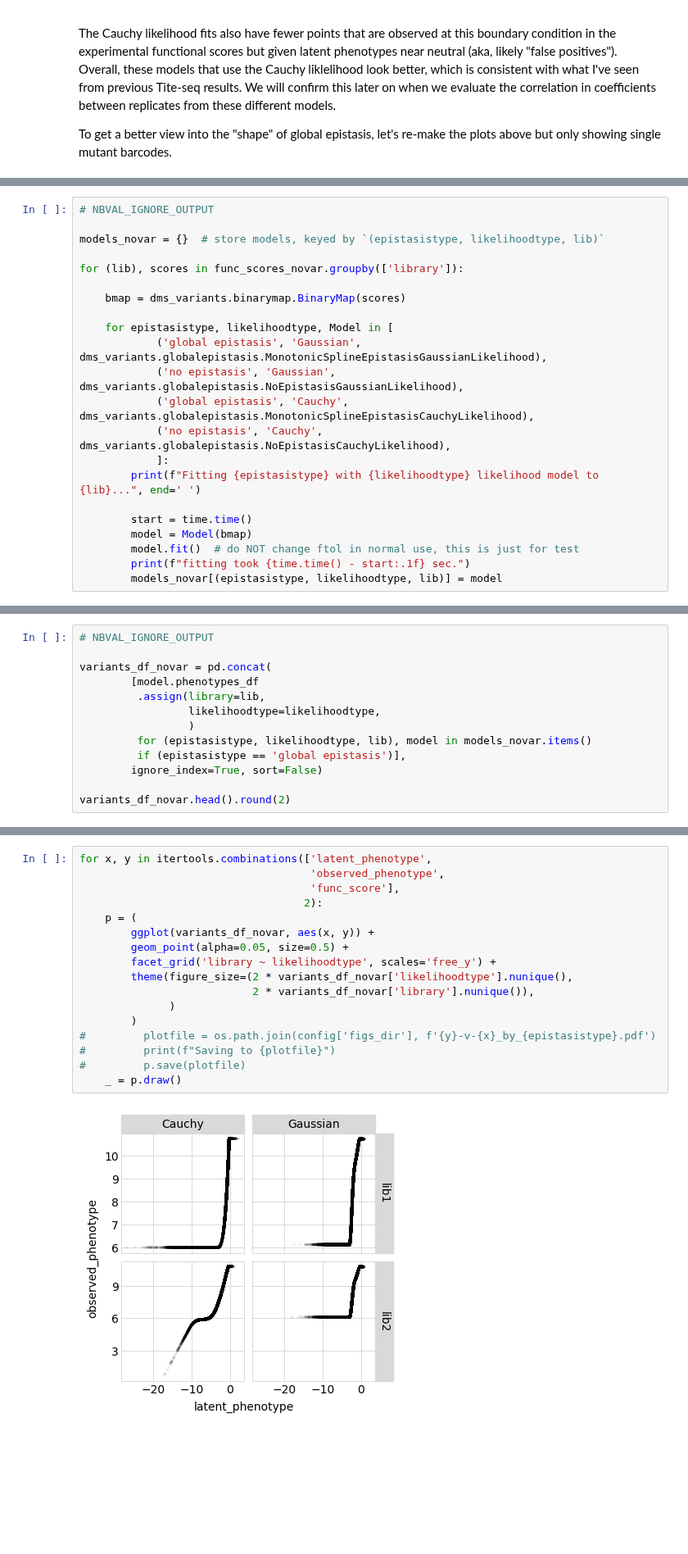
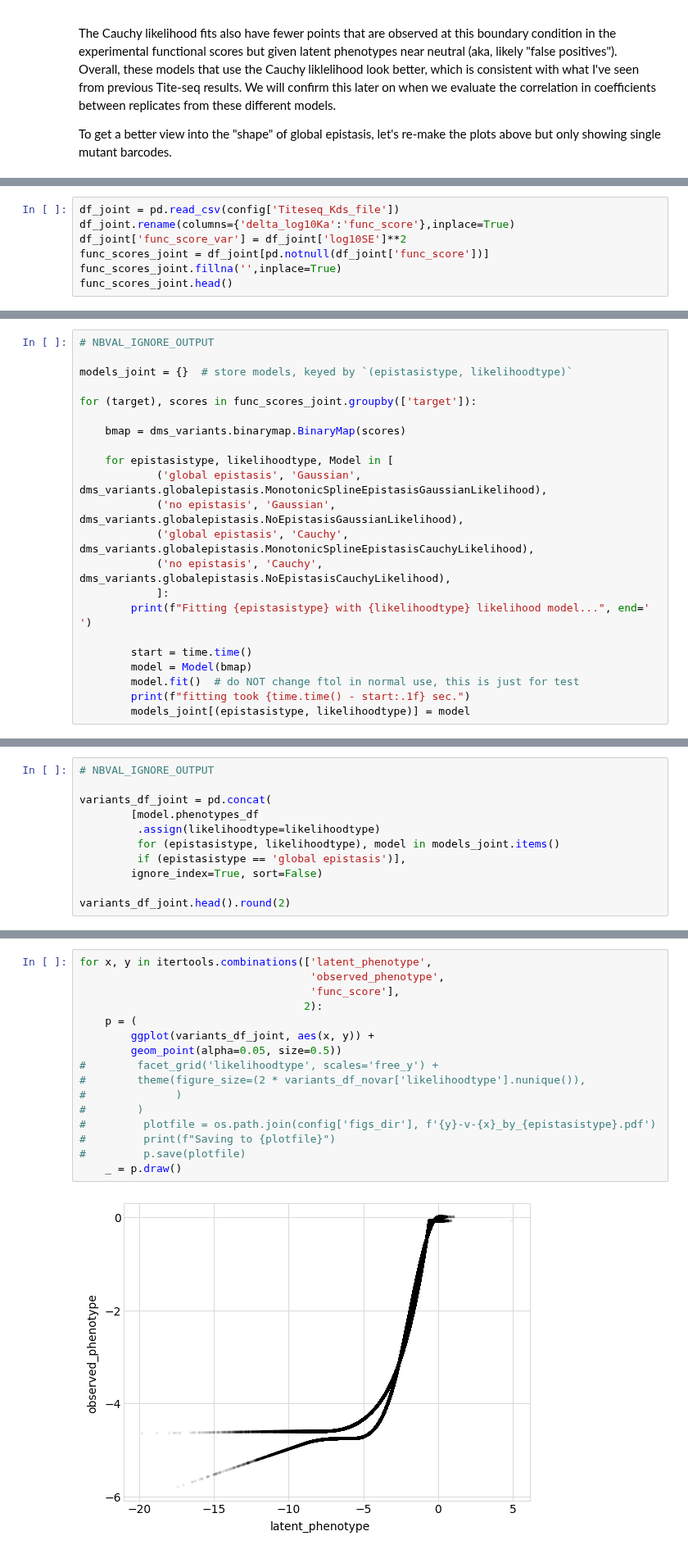
Before and after one commit to jbloomlab/SARS-CoV-2-RBD_DMS, a Jupyter notebook: global_epistasis_binding.ipynb, the cells around one changed output, grey strips where cells are left out. Shown at 82% size. Drawn from its saved outputs; the diff is of its cells as text; blank space fills up the shorter version.

```diff
--- a/global_epistasis_binding.ipynb
+++ b/global_epistasis_binding.ipynb
@@ -292,0 +389,7 @@ func_scores_novar.head()
+# %%
+df_joint = pd.read_csv(config['Titeseq_Kds_file'])
+df_joint.rename(columns={'delta_log10Ka':'func_score'},inplace=True)
+df_joint['func_score_var'] = df_joint['log10SE']**2
+func_scores_joint = df_joint[pd.notnull(df_joint['func_score'])]
+func_scores_joint.fillna('',inplace=True)
+func_scores_joint.head()
@@ -293,9 +403,9 @@ func_scores_novar.head()
 # %%
 # NBVAL_IGNORE_OUTPUT
 
-models_novar = {}  # store models, keyed by `(epistasistype, likelihoodtype, lib)`
+models_joint = {}  # store models, keyed by `(epistasistype, likelihoodtype)`
 
-for (lib), scores in func_scores_novar.groupby(['library']):
+for (target), scores in func_scores_joint.groupby(['target']):
 
     bmap = dms_variants.binarymap.BinaryMap(scores)
 
@@ -305,11 +415,11 @@ for (lib), scores in func_scores_novar.groupby(['library']):
             ('global epistasis', 'Cauchy', dms_variants.globalepistasis.MonotonicSplineEpistasisCauchyLikelihood),
             ('no epistasis', 'Cauchy', dms_variants.globalepistasis.NoEpistasisCauchyLikelihood),
             ]:
-        print(f"Fitting {epistasistype} with {likelihoodtype} likelihood model to {lib}...", end=' ')
+        print(f"Fitting {epistasistype} with {likelihoodtype} likelihood model...", end=' ')
 
         start = time.time()
         model = Model(bmap)
         model.fit()  # do NOT change ftol in normal use, this is just for test
         print(f"fitting took {time.time() - start:.1f} sec.")
-        models_novar[(epistasistype, likelihoodtype, lib)] = model
+        models_joint[(epistasistype, likelihoodtype)] = model
 # %% [output]
@@ -324,14 +430,12 @@ Fitting no epistasis with Cauchy likelihood model to lib2... fitting took 9.7 se
 # %%
 # NBVAL_IGNORE_OUTPUT
 
-variants_df_novar = pd.concat(
+variants_df_joint = pd.concat(
         [model.phenotypes_df
-         .assign(library=lib,
-                 likelihoodtype=likelihoodtype,
-                 )
-         for (epistasistype, likelihoodtype, lib), model in models_novar.items()
+         .assign(likelihoodtype=likelihoodtype)
+         for (epistasistype, likelihoodtype), model in models_joint.items()
          if (epistasistype == 'global epistasis')],
         ignore_index=True, sort=False)
 
-variants_df_novar.head().round(2)
+variants_df_joint.head().round(2)
 # %% [output]
@@ -344,19 +448,18 @@ variants_df_novar.head().round(2)
 # %%
 for x, y in itertools.combinations(['latent_phenotype',
                                     'observed_phenotype',
                                     'func_score'],
                                    2):
     p = (
-        ggplot(variants_df_novar, aes(x, y)) +
-        geom_point(alpha=0.05, size=0.5) +
-        facet_grid('library ~ likelihoodtype', scales='free_y') +
-        theme(figure_size=(2 * variants_df_novar['likelihoodtype'].nunique(),
-                           2 * variants_df_novar['library'].nunique()),
-              )
-        )
+        ggplot(variants_df_joint, aes(x, y)) +
+        geom_point(alpha=0.05, size=0.5))
+#        facet_grid('likelihoodtype', scales='free_y') +
+#        theme(figure_size=(2 * variants_df_novar['likelihoodtype'].nunique()),
+#              )
+#        )
 #         plotfile = os.path.join(config['figs_dir'], f'{y}-v-{x}_by_{epistasistype}.pdf')
 #         print(f"Saving to {plotfile}")
 #         p.save(plotfile)
     _ = p.draw()
 # %% [output]
-[figure, old version]
+[figure, new version]
```
Also changed, not shown: parts of 25 cells of this notebook, 43 other files.
